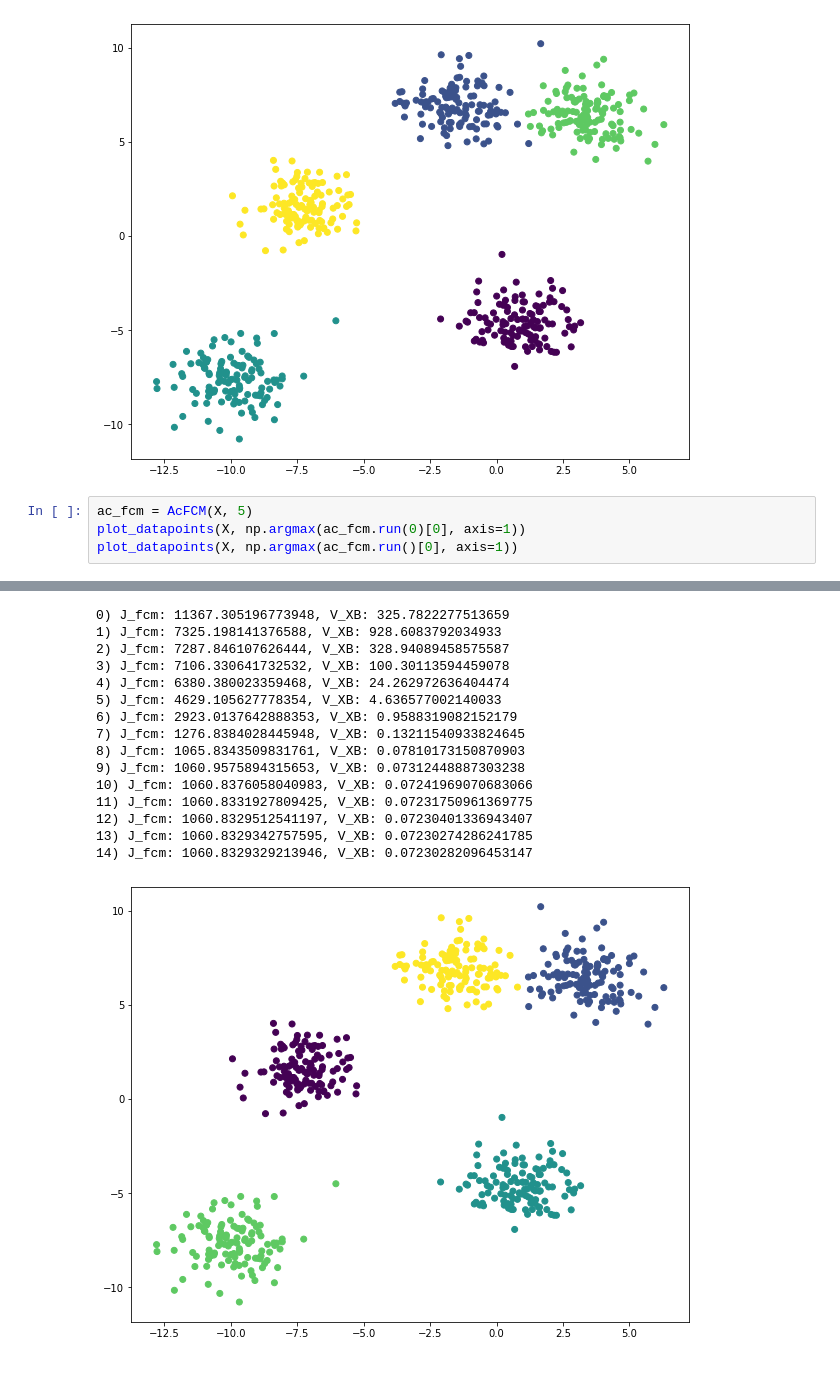
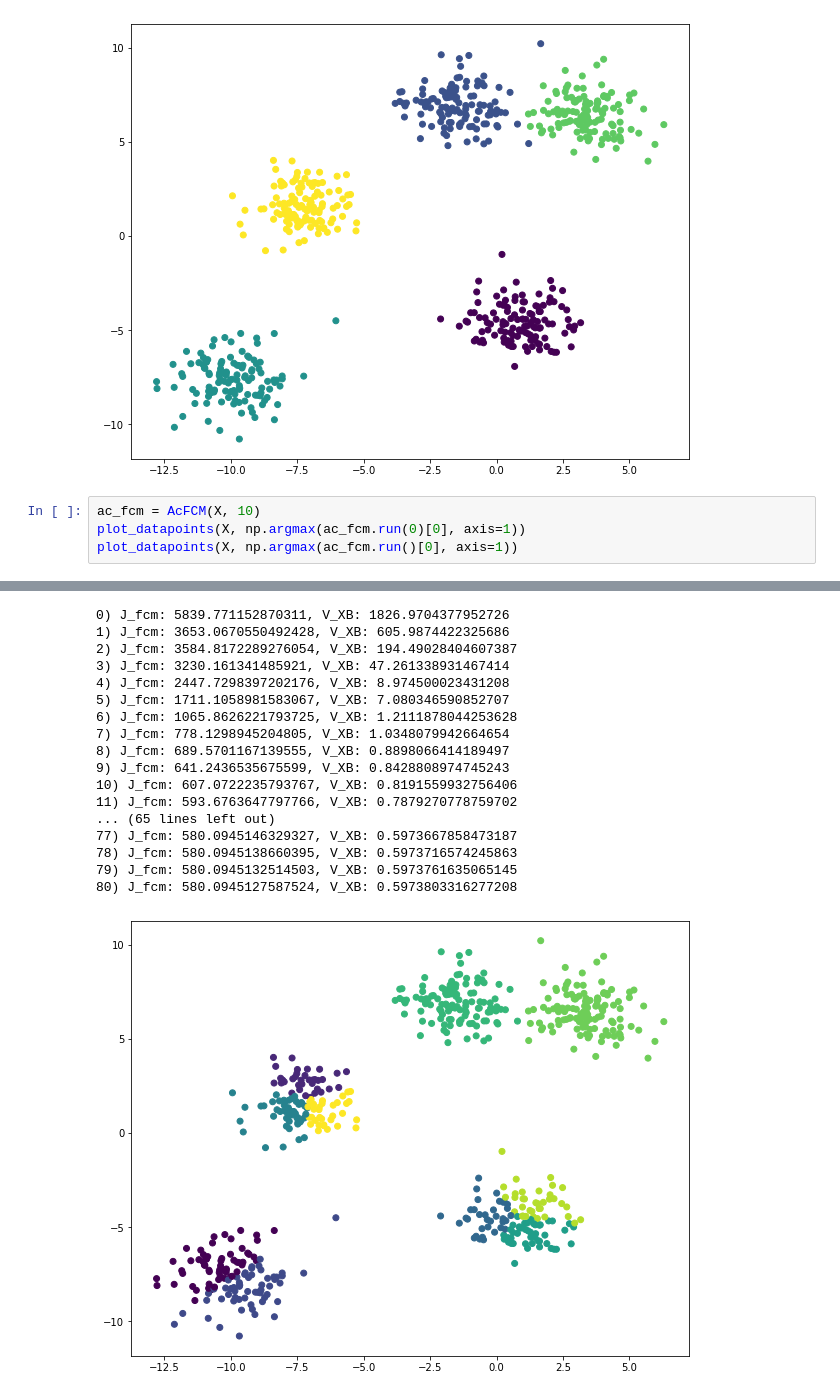
Before and after one commit to Mruzik1/EA-Ac-FCM-Implementation, a Jupyter notebook: main.ipynb, the cells around one changed output, grey strips where cells are left out. Drawn from its saved outputs; the diff is of its cells as text.

```diff
--- a/main.ipynb
+++ b/main.ipynb
@@ -16,7 +16,7 @@ plot_datapoints(X, y)
 # %% [output]
 [figure]
 # %%
-ac_fcm = AcFCM(X, 5)
+ac_fcm = AcFCM(X, 10)
 plot_datapoints(X, np.argmax(ac_fcm.run(0)[0], axis=1))
 plot_datapoints(X, np.argmax(ac_fcm.run()[0], axis=1))
 # %% [output]
@@ -24,16 +24,18 @@ plot_datapoints(X, np.argmax(ac_fcm.run()[0], axis=1))
-0) J_fcm: 11367.305196773948, V_XB: 325.7822277513659
-1) J_fcm: 7325.198141376588, V_XB: 928.6083792034933
-2) J_fcm: 7287.846107626444, V_XB: 328.94089458575587
-3) J_fcm: 7106.330641732532, V_XB: 100.30113594459078
-4) J_fcm: 6380.380023359468, V_XB: 24.262972636404474
-5) J_fcm: 4629.105627778354, V_XB: 4.636577002140033
-6) J_fcm: 2923.0137642888353, V_XB: 0.9588319082152179
-7) J_fcm: 1276.8384028445948, V_XB: 0.13211540933824645
-8) J_fcm: 1065.8343509831761, V_XB: 0.07810173150870903
-9) J_fcm: 1060.9575894315653, V_XB: 0.07312448887303238
-10) J_fcm: 1060.8376058040983, V_XB: 0.07241969070683066
-11) J_fcm: 1060.8331927809425, V_XB: 0.07231750961369775
-12) J_fcm: 1060.8329512541197, V_XB: 0.07230401336943407
-13) J_fcm: 1060.8329342757595, V_XB: 0.07230274286241785
-14) J_fcm: 1060.8329329213946, V_XB: 0.07230282096453147
+0) J_fcm: 5839.771152870311, V_XB: 1826.9704377952726
+1) J_fcm: 3653.0670550492428, V_XB: 605.9874422325686
+2) J_fcm: 3584.8172289276054, V_XB: 194.49028404607387
+3) J_fcm: 3230.161341485921, V_XB: 47.261338931467414
+4) J_fcm: 2447.7298397202176, V_XB: 8.974500023431208
+5) J_fcm: 1711.1058981583067, V_XB: 7.080346590852707
+6) J_fcm: 1065.8626221793725, V_XB: 1.2111878044253628
+7) J_fcm: 778.1298945204805, V_XB: 1.0348079942664654
+8) J_fcm: 689.5701167139555, V_XB: 0.8898066414189497
+9) J_fcm: 641.2436535675599, V_XB: 0.8428808974745243
+10) J_fcm: 607.0722235793767, V_XB: 0.8191559932756406
+11) J_fcm: 593.6763647797766, V_XB: 0.7879270778759702
+... (65 lines left out)
+77) J_fcm: 580.0945146329327, V_XB: 0.5973667858473187
+78) J_fcm: 580.0945138660395, V_XB: 0.5973716574245863
+79) J_fcm: 580.0945132514503, V_XB: 0.5973761635065145
+80) J_fcm: 580.0945127587524, V_XB: 0.5973803316277208
-[figure, old version]
+[figure, new version]
```
Also changed, not shown: parts of 2 cells of this notebook, 1 other file.
